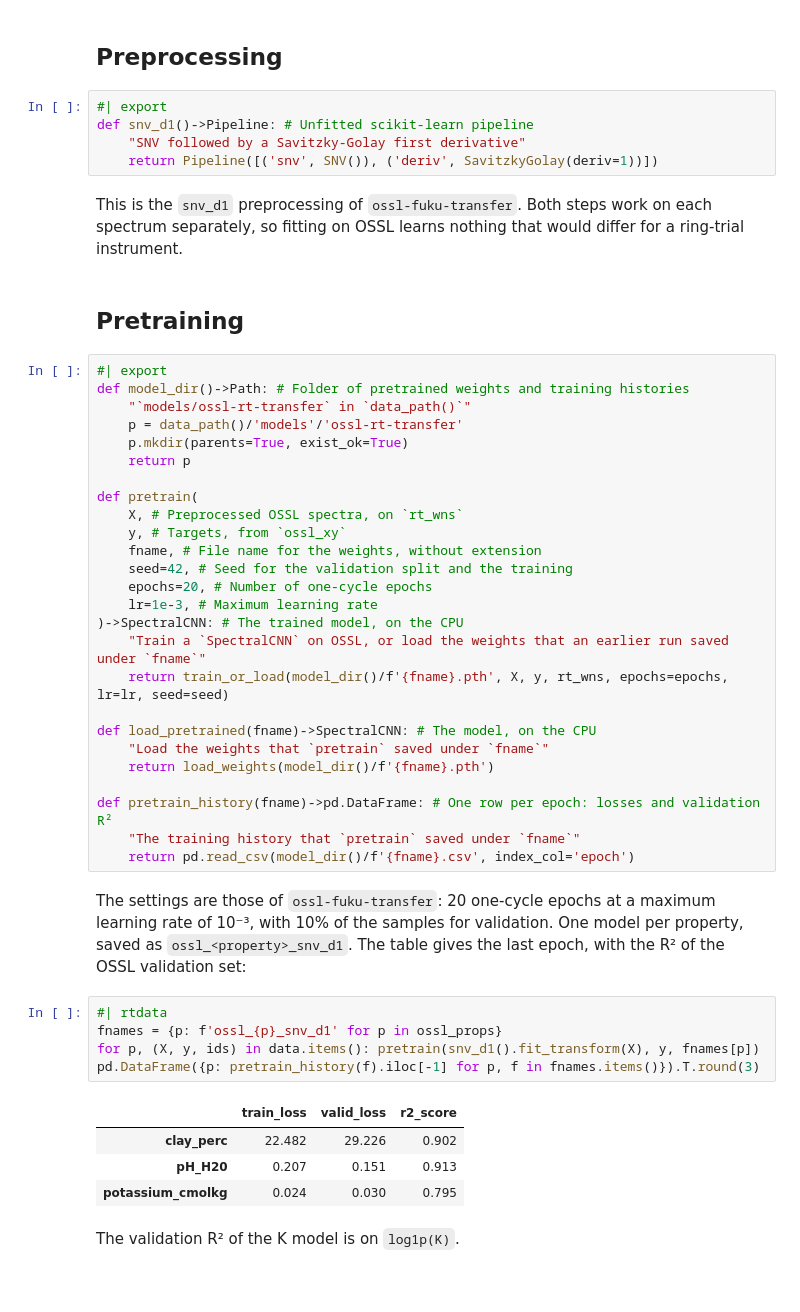
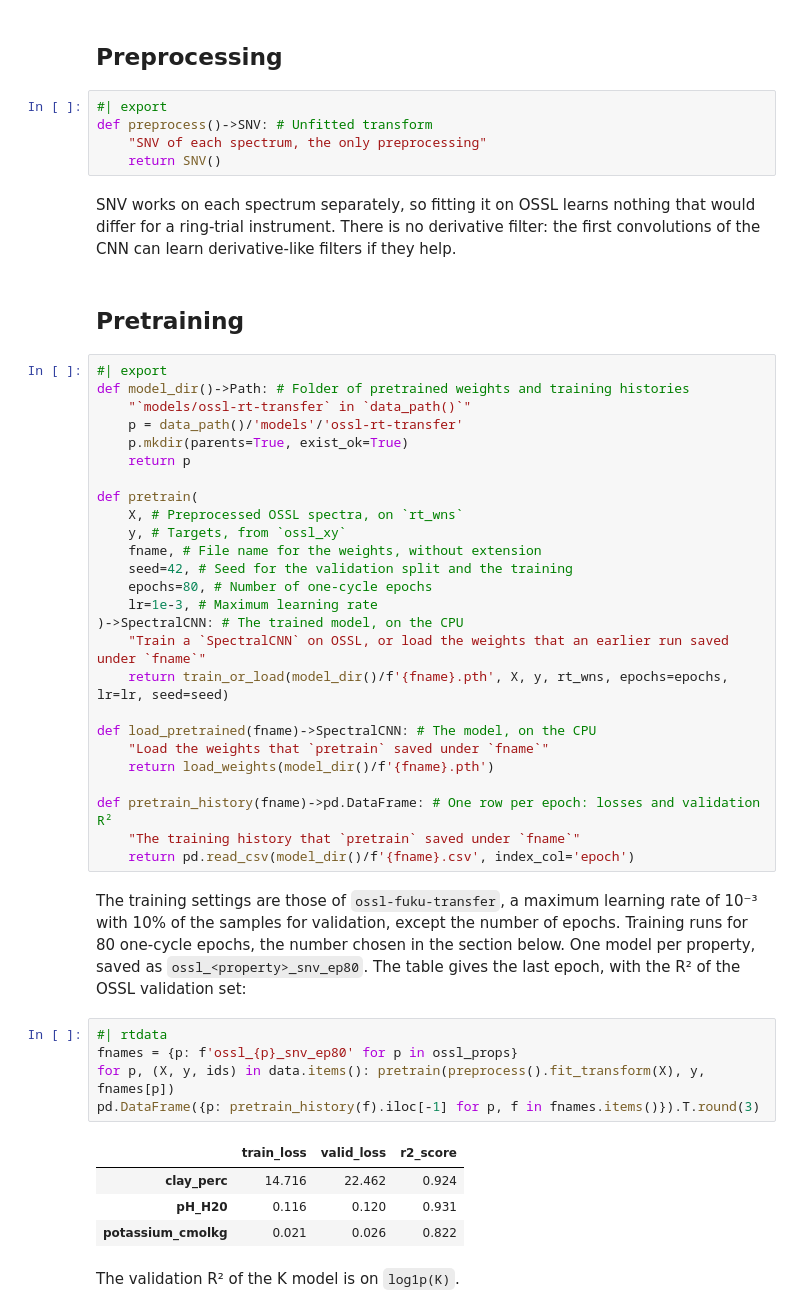
Before and after one commit to franckalbinet/ossl-rt-transfer, a Jupyter notebook: nbs/01_pretrain.ipynb, the cells around one changed output. Saved outputs shown, nothing was run; the diff lists cells and outputs as text; blank space fills up the shorter version.

```diff
--- a/nbs/01_pretrain.ipynb
+++ b/nbs/01_pretrain.ipynb
@@ -52,11 +51,11 @@ K is skewed: in OSSL, 99% of the values are below 4.8 cmolc/kg, and the largest
 ## Preprocessing
 # %%
 #| export
-def snv_d1()->Pipeline: # Unfitted scikit-learn pipeline
-    "SNV followed by a Savitzky-Golay first derivative"
-    return Pipeline([('snv', SNV()), ('deriv', SavitzkyGolay(deriv=1))])
+def preprocess()->SNV: # Unfitted transform
+    "SNV of each spectrum, the only preprocessing"
+    return SNV()
 # %% [markdown]
-This is the `snv_d1` preprocessing of `ossl-fuku-transfer`. Both steps work on each spectrum separately, so fitting on OSSL learns nothing that would differ for a ring-trial instrument.
+SNV works on each spectrum separately, so fitting it on OSSL learns nothing that would differ for a ring-trial instrument. There is no derivative filter: the first convolutions of the CNN can learn derivative-like filters if they help.
 # %% [markdown]
 ## Pretraining
 # %%
@@ -72,7 +71,7 @@ def pretrain(
     y, # Targets, from `ossl_xy`
     fname, # File name for the weights, without extension
     seed=42, # Seed for the validation split and the training
-    epochs=20, # Number of one-cycle epochs
+    epochs=80, # Number of one-cycle epochs
     lr=1e-3, # Maximum learning rate
 )->SpectralCNN: # The trained model, on the CPU
     "Train a `SpectralCNN` on OSSL, or load the weights that an earlier run saved under `fname`"
@@ -86,16 +85,16 @@ def pretrain_history(fname)->pd.DataFrame: # One row per epoch: losses and valid
     "The training history that `pretrain` saved under `fname`"
     return pd.read_csv(model_dir()/f'{fname}.csv', index_col='epoch')
 # %% [markdown]
-The settings are those of `ossl-fuku-transfer`: 20 one-cycle epochs at a maximum learning rate of 10⁻³, with 10% of the samples for validation. One model per property, saved as `ossl_<property>_snv_d1`. The table gives the last epoch, with the R² of the OSSL validation set:
+The training settings are those of `ossl-fuku-transfer`, a maximum learning rate of 10⁻³ with 10% of the samples for validation, except the number of epochs. Training runs for 80 one-cycle epochs, the number chosen in the section below. One model per property, saved as `ossl_<property>_snv_ep80`. The table gives the last epoch, with the R² of the OSSL validation set:
 # %%
 #| rtdata
-fnames = {p: f'ossl_{p}_snv_d1' for p in ossl_props}
-for p, (X, y, ids) in data.items(): pretrain(snv_d1().fit_transform(X), y, fnames[p])
+fnames = {p: f'ossl_{p}_snv_ep80' for p in ossl_props}
+for p, (X, y, ids) in data.items(): pretrain(preprocess().fit_transform(X), y, fnames[p])
 pd.DataFrame({p: pretrain_history(f).iloc[-1] for p, f in fnames.items()}).T.round(3)
 # %% [output]
 |  | train_loss | valid_loss | r2_score |
-| clay_perc | 22.482 | 29.226 | 0.902 |
-| pH_H20 | 0.207 | 0.151 | 0.913 |
-| potassium_cmolkg | 0.024 | 0.030 | 0.795 |
+| clay_perc | 14.716 | 22.462 | 0.924 |
+| pH_H20 | 0.116 | 0.120 | 0.931 |
+| potassium_cmolkg | 0.021 | 0.026 | 0.822 |
 # %% [markdown]
 The validation R² of the K model is on `log1p(K)`.
```
Also changed, not shown: parts of 9 cells of this notebook, 8 other files.
